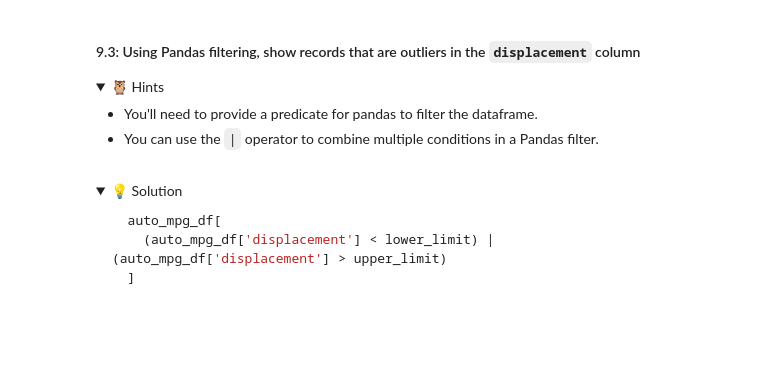
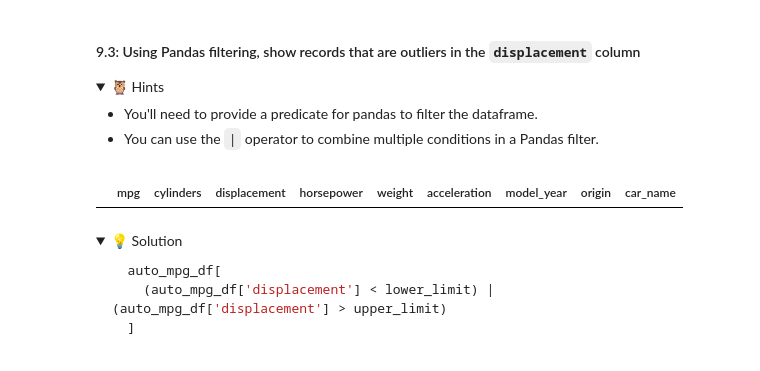
Before and after one commit to IT4063-Spring2025/exploratory-data-analysis-oyekunmo, a Jupyter notebook: notebook.ipynb, the cells around one changed output. Cells and saved outputs as stored; diff of their text form; code cells hidden in the pictures; folded sections open; blank space fills up the shorter version.

Commit message:
9.3 Using pandas filtering, show records that are outliers in the displacement column

```diff
--- a/notebook.ipynb
+++ b/notebook.ipynb
@@ -665,6 +665,10 @@ q3: 302.0, q1 105.0, iqr: 197.0
   - You'll need to provide a predicate for pandas to filter the dataframe.
   - You can use the `|` operator to combine multiple conditions in a Pandas filter.
 </details>
+# %%
+auto_mpg_df[(auto_mpg_df['displacement'] > upper_bound) | (auto_mpg_df['displacement'] < lower_bound)]
+# %% [output]
+|  | mpg | cylinders | displacement | horsepower | weight | acceleration | model_year | origin | car_name |
 # %% [markdown]
 <details>
   <summary>💡 Solution</summary>
```
